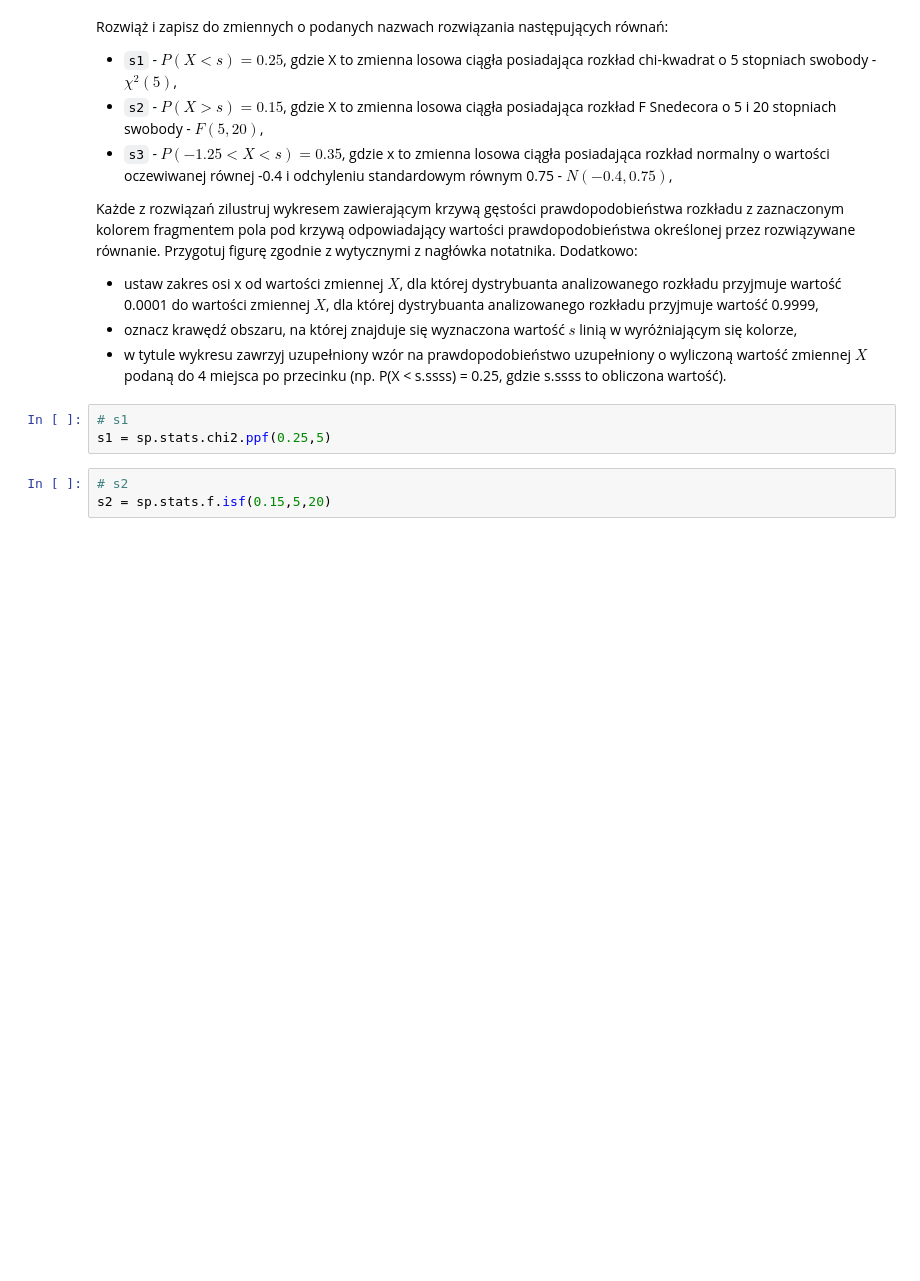
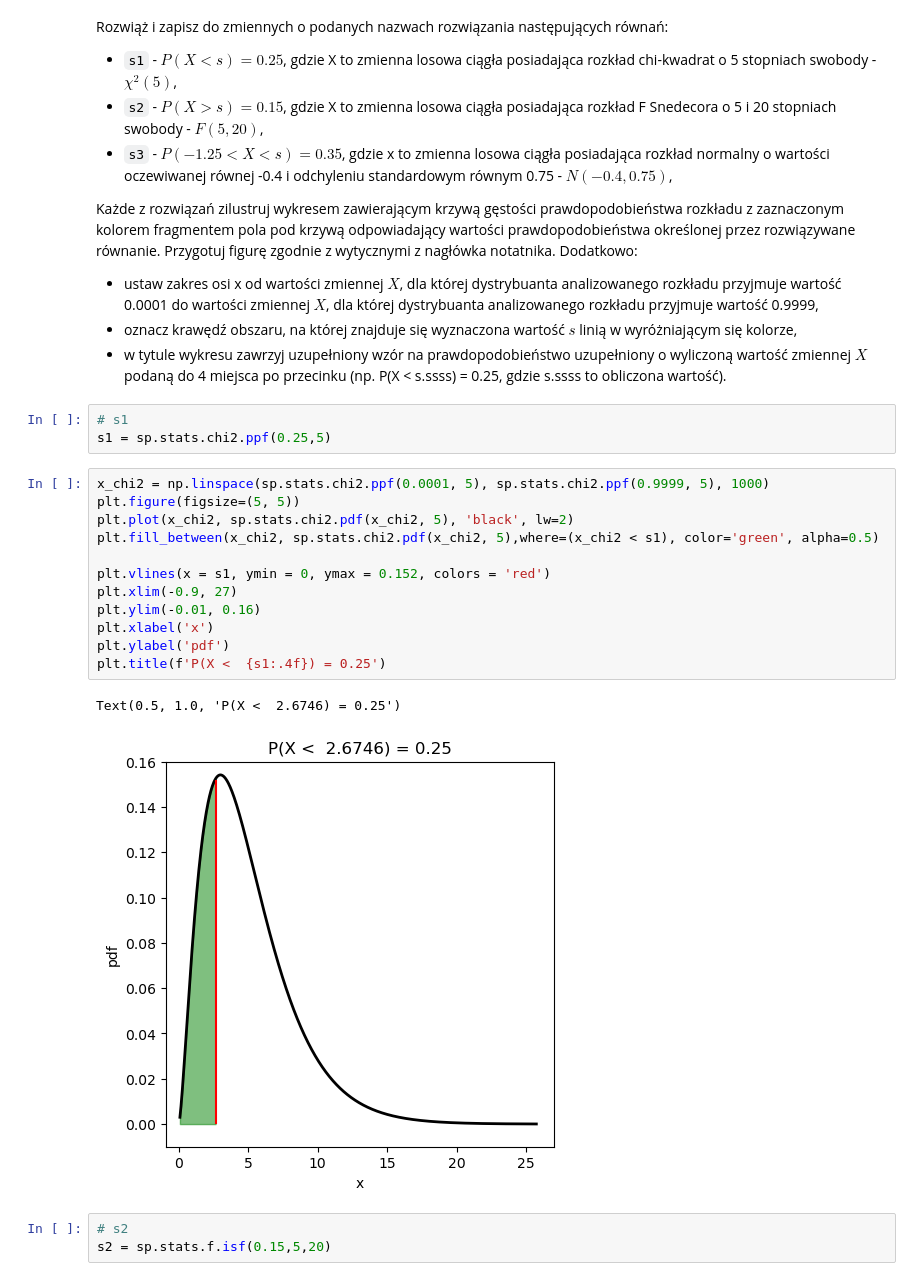
Before and after one commit to kubanskan/AGHCourse-DataAnalysisPython, a Jupyter notebook: Project4/ZZ04_CZ01.ipynb, the cells around one changed output. Cells and saved outputs as stored; diff of their text form; blank space fills up the shorter version.

```diff
--- a/Project4/ZZ04_CZ01.ipynb
+++ b/Project4/ZZ04_CZ01.ipynb
@@ -249,6 +256,21 @@ Każde z rozwiązań zilustruj wykresem zawierającym krzywą gęstości prawdop
 # %%
 # s1
 s1 = sp.stats.chi2.ppf(0.25,5)
+# %%
+x_chi2 = np.linspace(sp.stats.chi2.ppf(0.0001, 5), sp.stats.chi2.ppf(0.9999, 5), 1000)
+plt.figure(figsize=(5, 5))
+plt.plot(x_chi2, sp.stats.chi2.pdf(x_chi2, 5), 'black', lw=2)
+plt.fill_between(x_chi2, sp.stats.chi2.pdf(x_chi2, 5),where=(x_chi2 < s1), color='green', alpha=0.5)
+
+plt.vlines(x = s1, ymin = 0, ymax = 0.152, colors = 'red')
+plt.xlim(-0.9, 27)
+plt.ylim(-0.01, 0.16)
+plt.xlabel('x')
+plt.ylabel('pdf')
+plt.title(f'P(X <  {s1:.4f}) = 0.25')
+# %% [output]
+Text(0.5, 1.0, 'P(X <  2.6746) = 0.25')
+[figure, added]
 # %%
 # s2
 s2 = sp.stats.f.isf(0.15,5,20)
```
Also changed, not shown: parts of 3 cells of this notebook.
